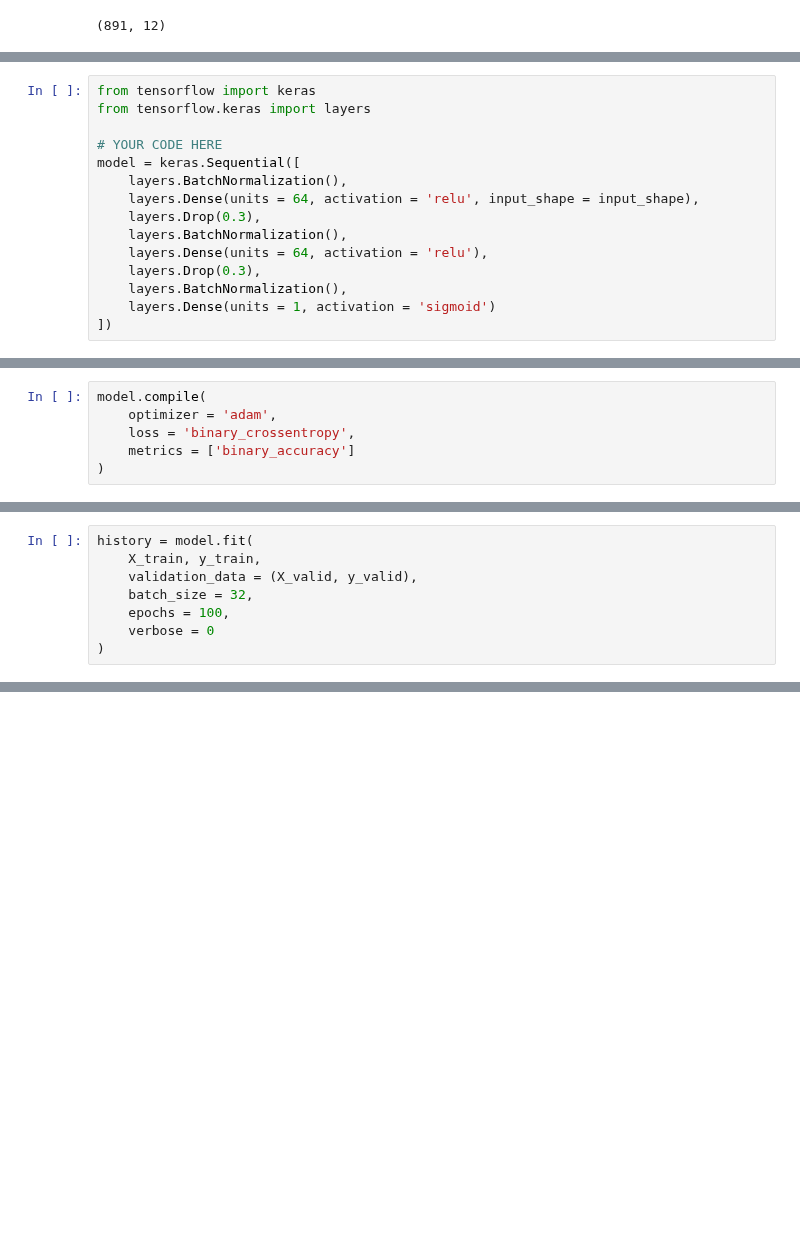
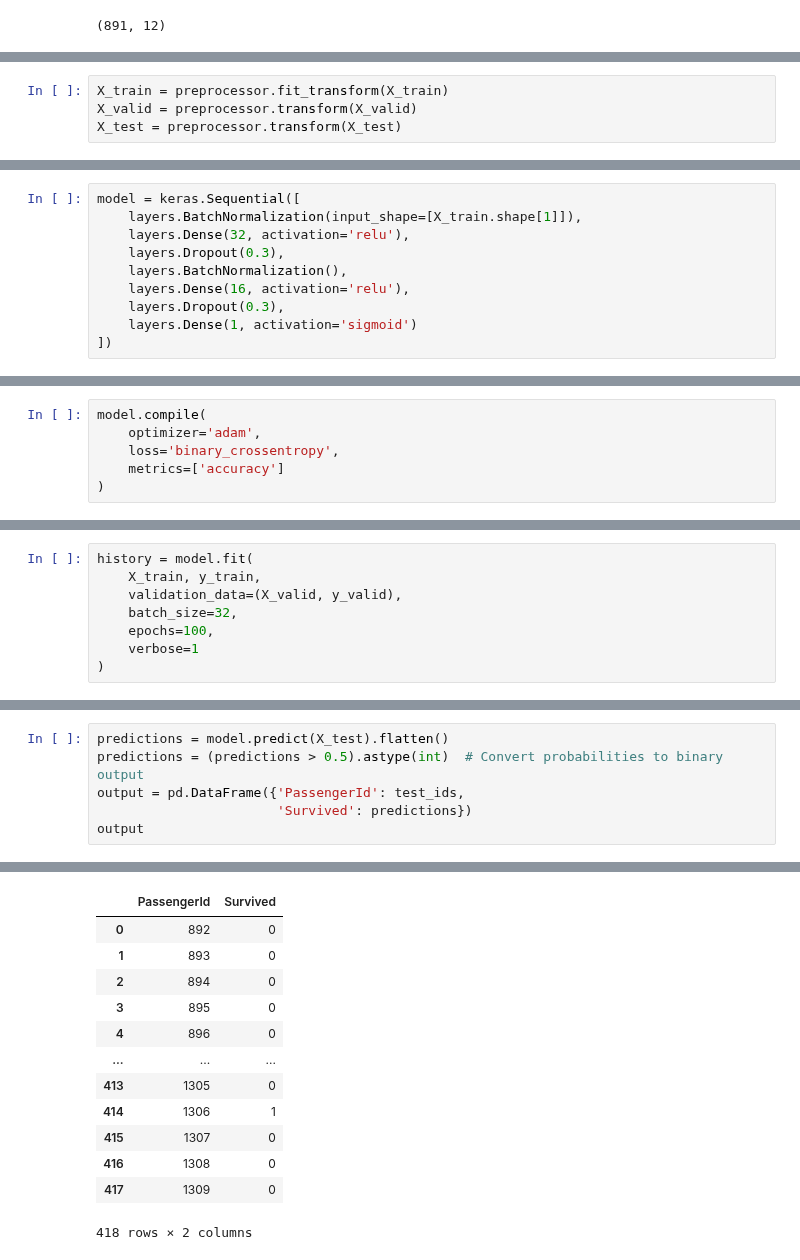
Before and after one commit to O4b1t/data-science-2024F, a Jupyter notebook: unit4/Titanic/Titanic.ipynb, the cells around one changed output, grey strips where cells are left out. Saved outputs shown, nothing was run; the diff lists cells and outputs as text; blank space fills up the shorter version.

Commit message:
Simplified data modification, reduced layers, changed epoch to 100, created submission csv

```diff
--- a/unit4/Titanic/Titanic.ipynb
+++ b/unit4/Titanic/Titanic.ipynb
@@ -70,0 +88,4 @@ input_shape = [11]
+# %%
+X_train = preprocessor.fit_transform(X_train)
+X_valid = preprocessor.transform(X_valid)
+X_test = preprocessor.transform(X_test)
@@ -71,15 +94,10 @@ input_shape = [11]
 # %%
-from tensorflow import keras
-from tensorflow.keras import layers
-
-# YOUR CODE HERE
 model = keras.Sequential([
+    layers.BatchNormalization(input_shape=[X_train.shape[1]]),
+    layers.Dense(32, activation='relu'),
+    layers.Dropout(0.3),
     layers.BatchNormalization(),
-    layers.Dense(units = 64, activation = 'relu', input_shape = input_shape),
-    layers.Drop(0.3),
-    layers.BatchNormalization(),
-    layers.Dense(units = 64, activation = 'relu'),
-    layers.Drop(0.3),
-    layers.BatchNormalization(),
-    layers.Dense(units = 1, activation = 'sigmoid')
+    layers.Dense(16, activation='relu'),
+    layers.Dropout(0.3),
+    layers.Dense(1, activation='sigmoid')
 ])
@@ -86,6 +106,6 @@ model = keras.Sequential([
 # %%
 model.compile(
-    optimizer = 'adam',
-    loss = 'binary_crossentropy',
-    metrics = ['binary_accuracy']
+    optimizer='adam',
+    loss='binary_crossentropy',
+    metrics=['accuracy']
 )
@@ -92,8 +114,8 @@ model.compile(
 # %%
 history = model.fit(
     X_train, y_train,
-    validation_data = (X_valid, y_valid),
-    batch_size = 32,
-    epochs = 100,
-    verbose = 0
+    validation_data=(X_valid, y_valid),
+    batch_size=32,
+    epochs=100,
+    verbose=1
 )
@@ -99,0 +149,7 @@ history = model.fit(
+# %%
+predictions = model.predict(X_test).flatten()
+predictions = (predictions > 0.5).astype(int)  # Convert probabilities to binary output
+output = pd.DataFrame({'PassengerId': test_ids,
+                       'Survived': predictions})
+output
+# %% [output]
@@ -99,0 +157,13 @@ history = model.fit(
+|  | PassengerId | Survived |
+| 0 | 892 | 0 |
+| 1 | 893 | 0 |
+| 2 | 894 | 0 |
+| 3 | 895 | 0 |
+| 4 | 896 | 0 |
+| ... | ... | ... |
+| 413 | 1305 | 0 |
+| 414 | 1306 | 1 |
+| 415 | 1307 | 0 |
+| 416 | 1308 | 0 |
+| 417 | 1309 | 0 |
+418 rows × 2 columns
```
Also changed, not shown: parts of 25 cells of this notebook, 9 other files.
